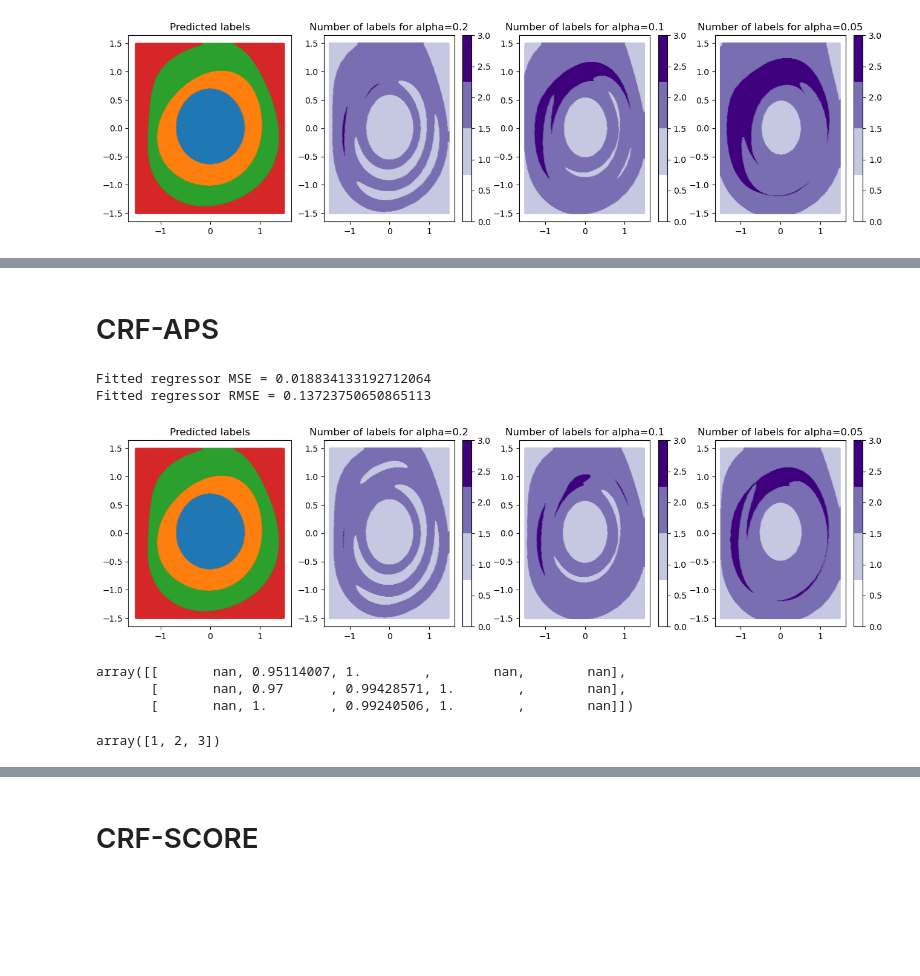
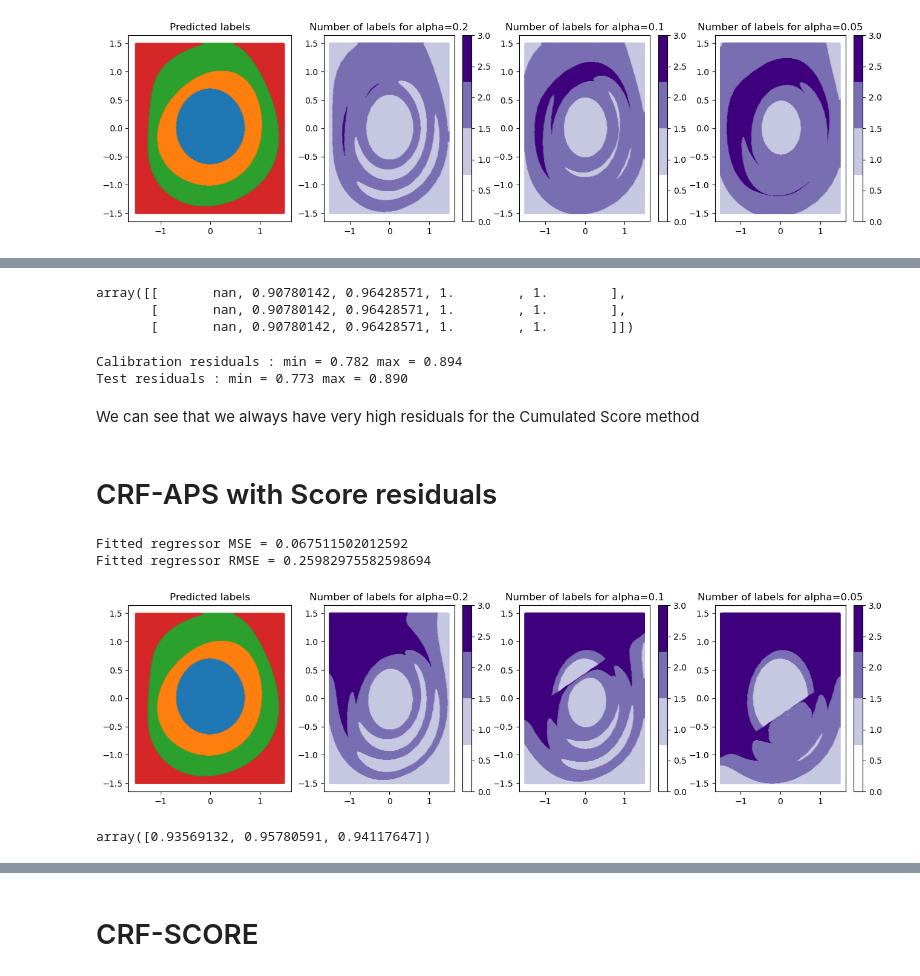
Before and after one commit to simai-ml/MAPIE, a Jupyter notebook: notebooks/generated_dataset.ipynb, the cells around one changed output, grey strips where cells are left out. Drawn from its saved outputs; the diff is of its cells as text; code cells hidden in the pictures; blank space fills up the shorter version.

```diff
--- a/notebooks/generated_dataset.ipynb
+++ b/notebooks/generated_dataset.ipynb
@@ -354,7 +334,7 @@ plot_results(alpha, X_test_mesh, y_pred_score, y_ps_score)
 # %% [markdown]
 ## APS Method
 # %%
-mapie_aps = MapieClassifier(estimator=grid, cv="prefit", method="cumulated_score")
+mapie_aps = MapieClassifier(estimator=model, cv="prefit", method="cumulated_score")
 mapie_aps.fit(X_cal_masked, y_cal_masked)
 y_pred_aps, y_ps_aps = mapie_aps.predict(X_test_mesh, alpha=alpha)
 # %%
@@ -369,0 +352,5 @@ plot_results(alpha, X_test_mesh, y_pred_aps, y_ps_aps)
+# %%
+y_res_aps = get_residual(model, X_res_masked, y_res_masked, 'crf_aps')
+
+##### Fit residual predictor #####
+regr_aps = LinearRegression().fit(X_res_masked, y_res_aps)
@@ -369,0 +362,13 @@ plot_results(alpha, X_test_mesh, y_pred_aps, y_ps_aps)
+# %%
+##### Instanciate MapieClassifier #####
+mapie_crf_aps = MapieClassifier(estimator=model, cv="prefit", method="crf_aps")
+
+##### Predict residuals and fit MapieClassifier #####
+y_cal_pred_res_aps = regr_aps.predict(X_cal_masked)
+mapie_crf_aps.fit(X_cal_masked, y_cal_masked, residuals=y_cal_pred_res_aps)
+
+##### Predict test residuals and predict sets #####
+y_test_mesh_pred_res_aps = regr_aps.predict(X_test_mesh)
+y_pred_aps_crf, y_ps_aps_crf = mapie_crf_aps.predict(X_test_mesh, alpha=alpha, residuals=y_test_mesh_pred_res_aps)
+
+plot_results(alpha, X_test_mesh, y_pred_aps_crf, y_ps_aps_crf)
@@ -370,35 +377,49 @@ plot_results(alpha, X_test_mesh, y_pred_aps, y_ps_aps)
+# %%
+##### Compute Size-Stratified Coverage metric ####
+y_test_pred_res_aps = regr_aps.predict(X_test)
+classification_ssc(y_test, mapie_crf_aps.predict(X_test, alpha=alpha, residuals=y_test_pred_res_aps)[1])
+# %% [output]
+array([[       nan, 0.90780142, 0.96428571, 1.        , 1.        ],
+       [       nan, 0.90780142, 0.96428571, 1.        , 1.        ],
+       [       nan, 0.90780142, 0.96428571, 1.        , 1.        ]])
+# %%
+print(f"Calibration residuals : min = {min(y_cal_pred_res_aps):.3f} max = {max(y_cal_pred_res_aps):.3f}")
+print(f"Test residuals : min = {min(y_test_pred_res_aps):.3f} max = {max(y_test_pred_res_aps):.3f}")
+# %% [output]
+Calibration residuals : min = 0.782 max = 0.894
+Test residuals : min = 0.773 max = 0.890
+# %% [markdown]
+We can see that we always have very high residuals for the Cumulated Score method
 # %% [markdown]
-# CRF-APS
+# CRF-APS with Score residuals
 # %%
-y_res_aps = get_residual(grid, X_res_masked, y_res_masked, 'crf_aps')
+y_res_score = get_residual(model, X_res_masked, y_res_masked, 'crf_score')
 
-# Fit residual predictor
-regr_aps = LinearRegression().fit(X_res_masked, y_res_aps)
+##### Fit residual predictor #####
+regr_score = LinearRegression().fit(X_res_masked, y_res_score)
 # %%
-evaluate_regressor(model=grid, regressor=regr_aps, X_calibration=X_cal_masked, y_calibration=y_cal_masked, method='crf_aps')
+evaluate_regressor(model=model, regressor=regr_score, X_calibration=X_cal_masked, y_calibration=y_cal_masked, method='crf_score')
 # %% [output]
-Fitted regressor MSE = 0.018834133192712064
-Fitted regressor RMSE = 0.13723750650865113
+Fitted regressor MSE = 0.067511502012592
+Fitted regressor RMSE = 0.25982975582598694
 # %%
-mapie_aps_crf = MapieClassifier(estimator=grid, cv="prefit", method="crf_aps")
+##### Instanciate MapieClassifier #####
+mapie_crf_aps = MapieClassifier(estimator=model, cv="prefit", method="crf_aps")
 
-y_cal_pred = regr_aps.predict(X_cal_masked)
-mapie_aps_crf.fit(X_cal_masked, y_cal_masked, residuals=y_cal_pred)
+##### Predict residuals and fit MapieClassifier #####
+y_cal_pred_res_score = regr_score.predict(X_cal_masked)
+mapie_crf_aps.fit(X_cal_masked, y_cal_masked, residuals=y_cal_pred_res_score)
 
-y_test_pred_res = regr_aps.predict(X_test)
-y_test_mesh_pred_res = regr_aps.predict(X_test_mesh)
-y_pred_aps_crf, y_ps_aps_crf = mapie_aps_crf.predict(X_test_mesh, alpha=alpha, residuals=y_test_mesh_pred_res)
+##### Predict test residuals and predict sets #####
+y_test_mesh_pred_res_score = regr_score.predict(X_test_mesh)
+y_pred_aps_crf, y_ps_aps_crf = mapie_crf_aps.predict(X_test_mesh, alpha=alpha, residuals=y_test_mesh_pred_res_score)
 
 plot_results(alpha, X_test_mesh, y_pred_aps_crf, y_ps_aps_crf)
 # %% [output]
-[figure, old version]
+[figure, new version]
 # %%
-classification_ssc(y_test, mapie_aps_crf.predict(X_test, alpha=alpha, residuals=y_test_pred_res)[1])
+##### Compute Size-Stratified Coverage metric ####
+y_test_pred_res_score = regr_score.predict(X_test)
+classification_ssc_score(y_test, mapie_crf_aps.predict(X_test, alpha=alpha, residuals=y_test_pred_res_score)[1])
 # %% [output]
-array([[       nan, 0.95114007, 1.        ,        nan,        nan],
-       [       nan, 0.97      , 0.99428571, 1.        ,        nan],
-       [       nan, 1.        , 0.99240506, 1.        ,        nan]])
+array([0.93569132, 0.95780591, 0.94117647])
-# %%
-np.unique(mapie_aps_crf.predict(X_test, alpha=alpha, residuals=y_test_pred_res)[1][:, :, 1].sum(axis=1))
-# %% [output]
-array([1, 2, 3])
```
Also changed, not shown: parts of 52 cells of this notebook.
